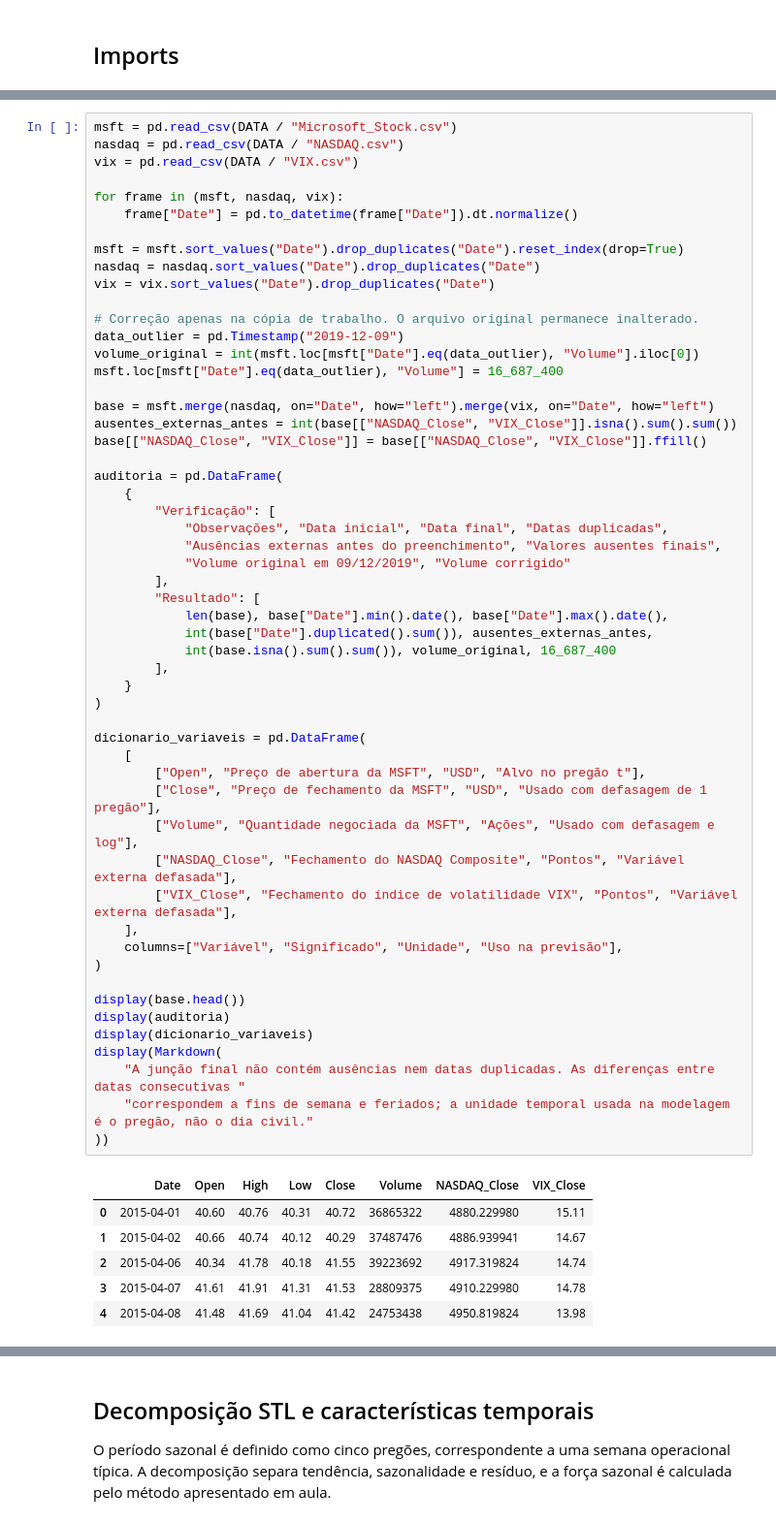
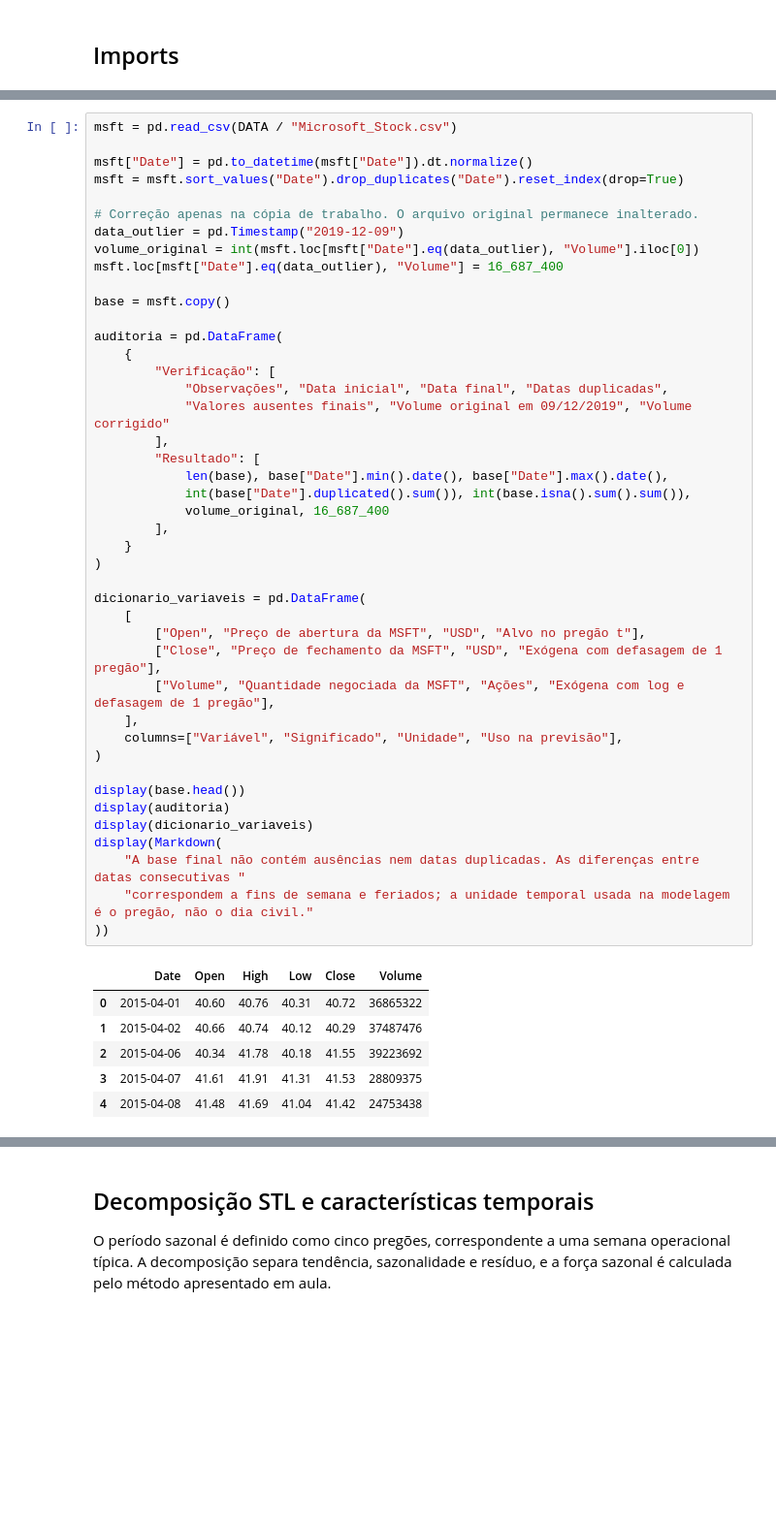
Before and after one commit to KarinaShimoiizaka/Modelagem-Comparativa-de-Series-Temporais, a Jupyter notebook: microsoft/main.ipynb, the cells around one changed output, grey strips where cells are left out. Shown at 97% size. Drawn from its saved outputs; the diff is of its cells as text; blank space fills up the shorter version.

```diff
--- a/microsoft/main.ipynb
+++ b/microsoft/main.ipynb
@@ -62,64 +65,53 @@ A série-alvo representa o preço de abertura diário da ação da Microsoft em
 # %%
 msft = pd.read_csv(DATA / "Microsoft_Stock.csv")
-nasdaq = pd.read_csv(DATA / "NASDAQ.csv")
-vix = pd.read_csv(DATA / "VIX.csv")
 
-for frame in (msft, nasdaq, vix):
-    frame["Date"] = pd.to_datetime(frame["Date"]).dt.normalize()
-
+msft["Date"] = pd.to_datetime(msft["Date"]).dt.normalize()
 msft = msft.sort_values("Date").drop_duplicates("Date").reset_index(drop=True)
-nasdaq = nasdaq.sort_values("Date").drop_duplicates("Date")
-vix = vix.sort_values("Date").drop_duplicates("Date")
 
 # Correção apenas na cópia de trabalho. O arquivo original permanece inalterado.
 data_outlier = pd.Timestamp("2019-12-09")
 volume_original = int(msft.loc[msft["Date"].eq(data_outlier), "Volume"].iloc[0])
 msft.loc[msft["Date"].eq(data_outlier), "Volume"] = 16_687_400
 
-base = msft.merge(nasdaq, on="Date", how="left").merge(vix, on="Date", how="left")
-ausentes_externas_antes = int(base[["NASDAQ_Close", "VIX_Close"]].isna().sum().sum())
-base[["NASDAQ_Close", "VIX_Close"]] = base[["NASDAQ_Close", "VIX_Close"]].ffill()
+base = msft.copy()
 
 auditoria = pd.DataFrame(
     {
         "Verificação": [
             "Observações", "Data inicial", "Data final", "Datas duplicadas",
-            "Ausências externas antes do preenchimento", "Valores ausentes finais",
-            "Volume original em 09/12/2019", "Volume corrigido"
+            "Valores ausentes finais", "Volume original em 09/12/2019", "Volume corrigido"
         ],
         "Resultado": [
             len(base), base["Date"].min().date(), base["Date"].max().date(),
-            int(base["Date"].duplicated().sum()), ausentes_externas_antes,
-            int(base.isna().sum().sum()), volume_original, 16_687_400
+            int(base["Date"].duplicated().sum()), int(base.isna().sum().sum()),
+            volume_original, 16_687_400
         ],
     }
 )
 
 dicionario_variaveis = pd.DataFrame(
     [
         ["Open", "Preço de abertura da MSFT", "USD", "Alvo no pregão t"],
-        ["Close", "Preço de fechamento da MSFT", "USD", "Usado com defasagem de 1 pregão"],
-        ["Volume", "Quantidade negociada da MSFT", "Ações", "Usado com defasagem e log"],
-        ["NASDAQ_Close", "Fechamento do NASDAQ Composite", "Pontos", "Variável externa defasada"],
-        ["VIX_Close", "Fechamento do índice de volatilidade VIX", "Pontos", "Variável externa defasada"],
+        ["Close", "Preço de fechamento da MSFT", "USD", "Exógena com defasagem de 1 pregão"],
+        ["Volume", "Quantidade negociada da MSFT", "Ações", "Exógena com log e defasagem de 1 pregão"],
     ],
     columns=["Variável", "Significado", "Unidade", "Uso na previsão"],
 )
 
 display(base.head())
 display(auditoria)
 display(dicionario_variaveis)
 display(Markdown(
-    "A junção final não contém ausências nem datas duplicadas. As diferenças entre datas consecutivas "
+    "A base final não contém ausências nem datas duplicadas. As diferenças entre datas consecutivas "
     "correspondem a fins de semana e feriados; a unidade temporal usada na modelagem é o pregão, não o dia civil."
 ))
 # %% [output]
-|  | Date | Open | High | Low | Close | Volume | NASDAQ_Close | VIX_Close |
-| 0 | 2015-04-01 | 40.60 | 40.76 | 40.31 | 40.72 | 36865322 | 4880.229980 | 15.11 |
-| 1 | 2015-04-02 | 40.66 | 40.74 | 40.12 | 40.29 | 37487476 | 4886.939941 | 14.67 |
-| 2 | 2015-04-06 | 40.34 | 41.78 | 40.18 | 41.55 | 39223692 | 4917.319824 | 14.74 |
-| 3 | 2015-04-07 | 41.61 | 41.91 | 41.31 | 41.53 | 28809375 | 4910.229980 | 14.78 |
-| 4 | 2015-04-08 | 41.48 | 41.69 | 41.04 | 41.42 | 24753438 | 4950.819824 | 13.98 |
+|  | Date | Open | High | Low | Close | Volume |
+| 0 | 2015-04-01 | 40.60 | 40.76 | 40.31 | 40.72 | 36865322 |
+| 1 | 2015-04-02 | 40.66 | 40.74 | 40.12 | 40.29 | 37487476 |
+| 2 | 2015-04-06 | 40.34 | 41.78 | 40.18 | 41.55 | 39223692 |
+| 3 | 2015-04-07 | 41.61 | 41.91 | 41.31 | 41.53 | 28809375 |
+| 4 | 2015-04-08 | 41.48 | 41.69 | 41.04 | 41.42 | 24753438 |
 |  | Verificação | Resultado |
 | 0 | Observações | 1511 |
 | 1 | Data inicial | 2015-04-01 |
```
Also changed, not shown: parts of 17 cells of this notebook, 20 other files.
